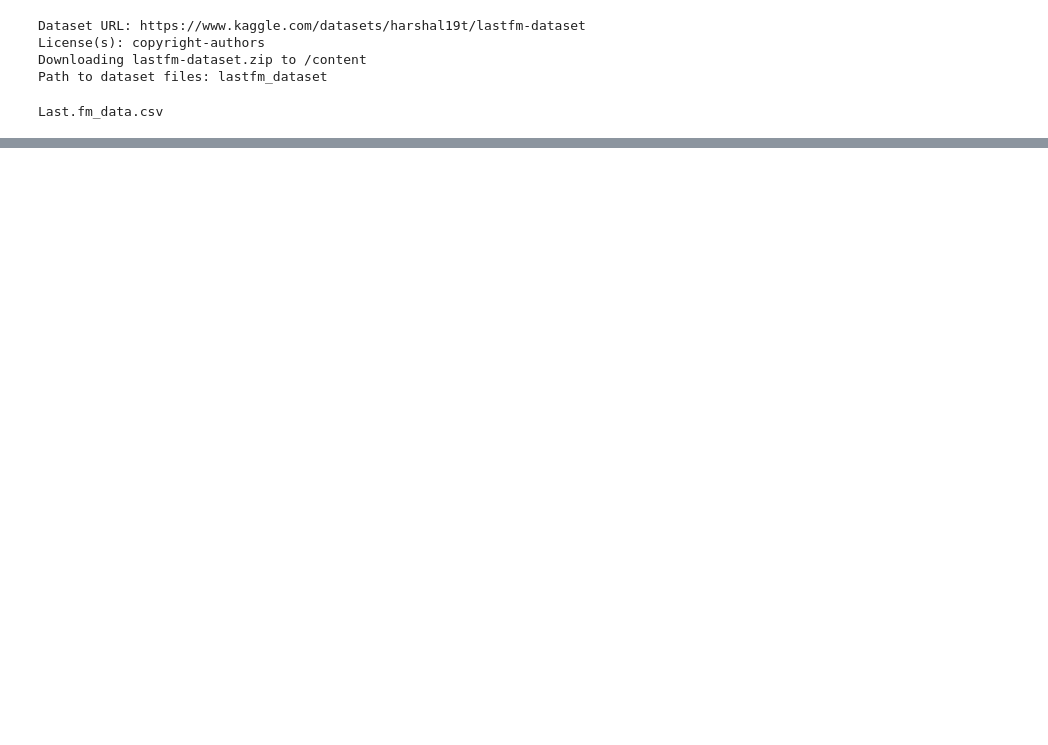
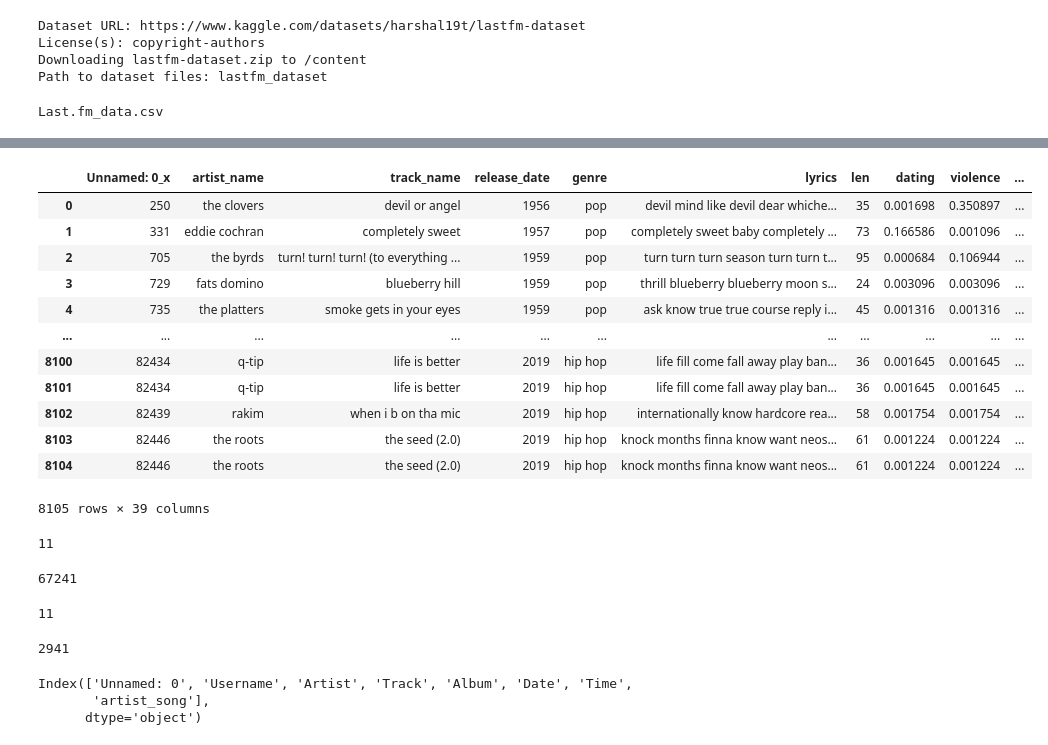
Before and after one commit to ferperezh/IIC3633_ProyectoMetricaDiversidad, a Jupyter notebook: procesamiento_musica.ipynb, the cells around one changed output, grey strips where cells are left out. Cells and saved outputs as stored; diff of their text form; code cells hidden in the pictures; blank space fills up the shorter version.

```diff
--- a/procesamiento_musica.ipynb
+++ b/procesamiento_musica.ipynb
@@ -66,0 +79,5 @@ Last.fm_data.csv
+# %%
+import pandas as pd
+
+music_data = pd.read_csv("music_dataset/tcc_ceds_music.csv")
+lastfm = pd.read_csv("lastfm_dataset/Last.fm_data.csv")
@@ -66,0 +103,47 @@ Last.fm_data.csv
+# %%
+#Crear la columna artist song que es el nombre del artista y el nombre de la cancion en minuscula
+music_data['artist_song'] = music_data['artist_name'] + "-" + music_data['track_name']
+music_data['artist_song'] = music_data['artist_song'].str.lower()
+
+lastfm['artist_song'] = lastfm['Artist'] + "-" + lastfm['Track']
+lastfm['artist_song'] = lastfm['artist_song'].str.lower()
+# %%
+usuario_music_data = pd.merge(music_data, lastfm, on='artist_song', how='inner')
+usuario_music_data
+# %% [output]
+|  | Unnamed: 0_x | artist_name | track_name | release_date | genre | lyrics | len | dating | violence | ... |
+| 0 | 250 | the clovers | devil or angel | 1956 | pop | devil mind like devil dear whiche... | 35 | 0.001698 | 0.350897 | ... |
+| 1 | 331 | eddie cochran | completely sweet | 1957 | pop | completely sweet baby completely ... | 73 | 0.166586 | 0.001096 | ... |
+| 2 | 705 | the byrds | turn! turn! turn! (to everything ... | 1959 | pop | turn turn turn season turn turn t... | 95 | 0.000684 | 0.106944 | ... |
+| 3 | 729 | fats domino | blueberry hill | 1959 | pop | thrill blueberry blueberry moon s... | 24 | 0.003096 | 0.003096 | ... |
+| 4 | 735 | the platters | smoke gets in your eyes | 1959 | pop | ask know true true course reply i... | 45 | 0.001316 | 0.001316 | ... |
+| ... | ... | ... | ... | ... | ... | ... | ... | ... | ... | ... |
+| 8100 | 82434 | q-tip | life is better | 2019 | hip hop | life fill come fall away play ban... | 36 | 0.001645 | 0.001645 | ... |
+| 8101 | 82434 | q-tip | life is better | 2019 | hip hop | life fill come fall away play ban... | 36 | 0.001645 | 0.001645 | ... |
+| 8102 | 82439 | rakim | when i b on tha mic | 2019 | hip hop | internationally know hardcore rea... | 58 | 0.001754 | 0.001754 | ... |
+| 8103 | 82446 | the roots | the seed (2.0) | 2019 | hip hop | knock months finna know want neos... | 61 | 0.001224 | 0.001224 | ... |
+| 8104 | 82446 | the roots | the seed (2.0) | 2019 | hip hop | knock months finna know want neos... | 61 | 0.001224 | 0.001224 | ... |
+8105 rows × 39 columns
+# %%
+lastfm['Username'].nunique()
+# %% [output]
+11
+# %%
+lastfm['Track'].nunique()
+# %% [output]
+67241
+# %%
+# Ver cuantos usuarios en la columna de username tenemos distintos
+usuario_music_data['Username'].nunique()
+# %% [output]
+11
+# %%
+usuario_music_data['Track'].nunique()
+# %% [output]
+2941
+# %%
+lastfm.columns
+# %% [output]
+Index(['Unnamed: 0', 'Username', 'Artist', 'Track', 'Album', 'Date', 'Time',
+       'artist_song'],
+      dtype='object')
```
Also changed, not shown: parts of 16 cells of this notebook.
